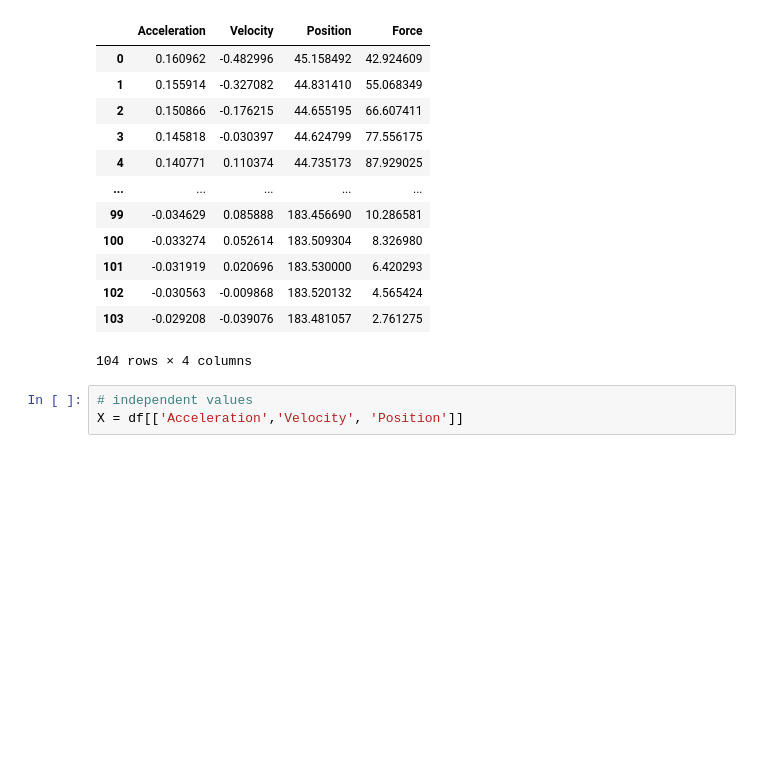
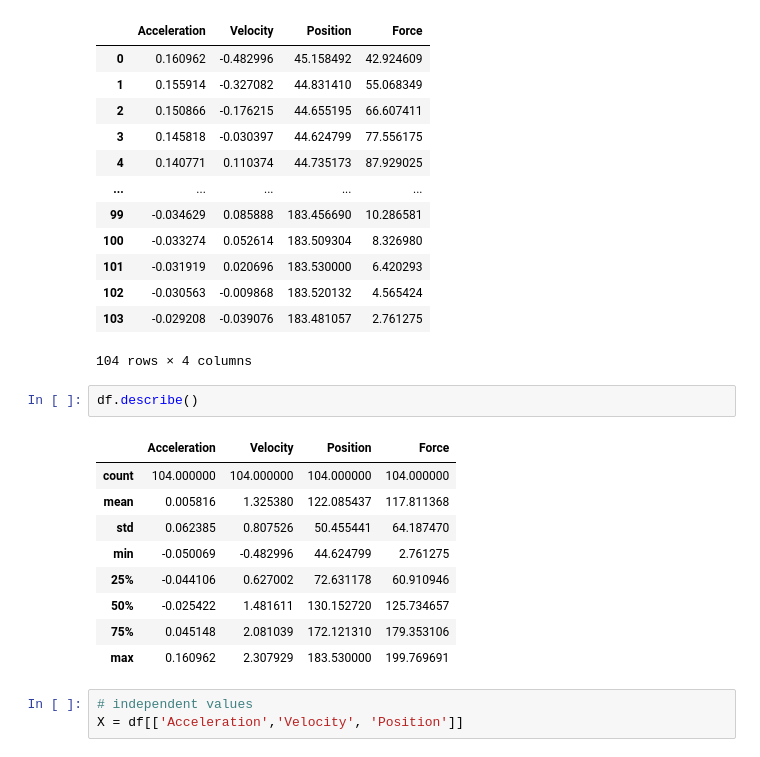
Before and after one commit to superchroma/901, a Jupyter notebook: MCK.ipynb, the cells around one changed output. Drawn from its saved outputs; the diff is of its cells as text; blank space fills up the shorter version.

```diff
--- a/MCK.ipynb
+++ b/MCK.ipynb
@@ -19,6 +23,18 @@ df
 | 102 | -0.030563 | -0.009868 | 183.520132 | 4.565424 |
 | 103 | -0.029208 | -0.039076 | 183.481057 | 2.761275 |
 104 rows × 4 columns
+# %%
+df.describe()
+# %% [output]
+|  | Acceleration | Velocity | Position | Force |
+| count | 104.000000 | 104.000000 | 104.000000 | 104.000000 |
+| mean | 0.005816 | 1.325380 | 122.085437 | 117.811368 |
+| std | 0.062385 | 0.807526 | 50.455441 | 64.187470 |
+| min | -0.050069 | -0.482996 | 44.624799 | 2.761275 |
+| 25% | -0.044106 | 0.627002 | 72.631178 | 60.910946 |
+| 50% | -0.025422 | 1.481611 | 130.152720 | 125.734657 |
+| 75% | 0.045148 | 2.081039 | 172.121310 | 179.353106 |
+| max | 0.160962 | 2.307929 | 183.530000 | 199.769691 |
 # %%
 # independent values
 X = df[['Acceleration','Velocity', 'Position']]
```
Also changed, not shown: parts of 7 cells of this notebook.
